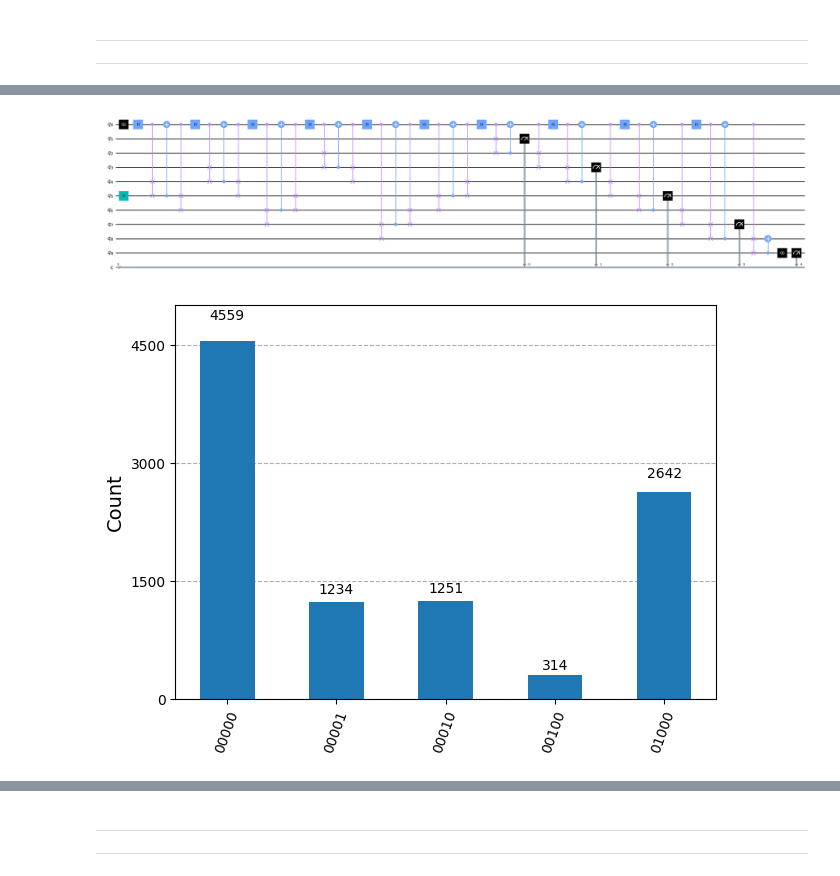
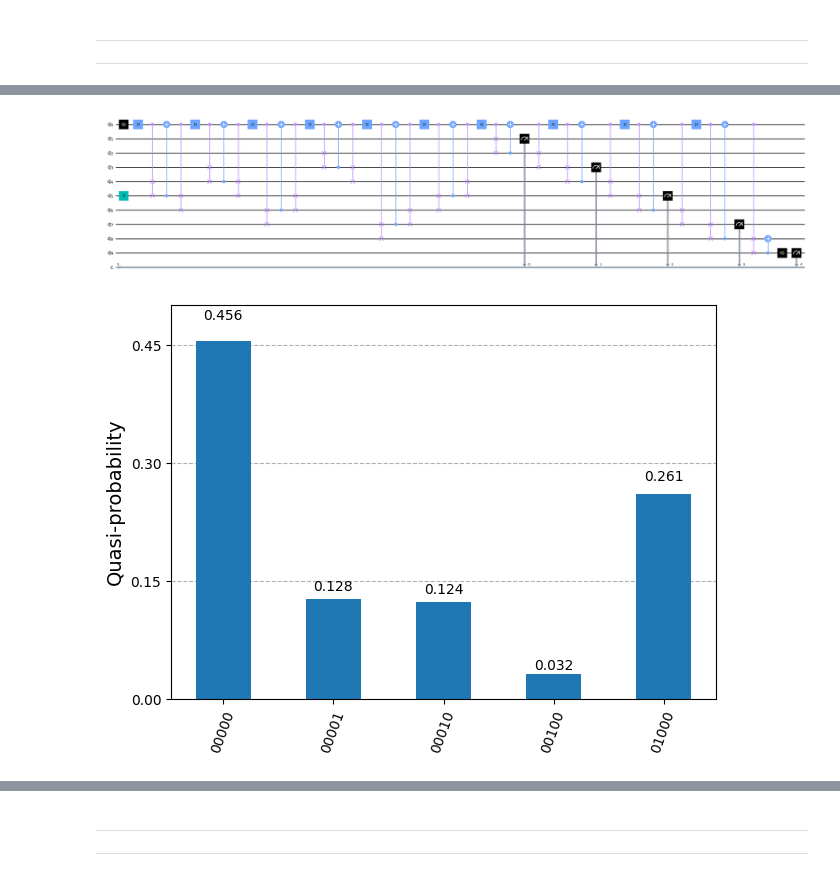
Before and after one commit to virajd98/Q-Plinkers, a Jupyter notebook: Final Notebooks/Generalized_Galton_Board.ipynb, the cells around one changed output, grey strips where cells are left out. Cells and saved outputs as stored; diff of their text form; code cells hidden in the pictures.

```diff
--- a/Final Notebooks/Generalized_Galton_Board.ipynb
+++ b/Final Notebooks/Generalized_Galton_Board.ipynb
@@ -856,32 +811,34 @@ qc.cswap(q[0], q[3], q[4])
 qc.cx(q[4], q[0])
 qc.cswap(q[0], q[4], q[5])
 # qc.reset(q[0])
 qc.h(q[0])
 qc.cswap(q[0], q[5], q[6])
 qc.cx(q[6], q[0])
 qc.cswap(q[0], q[6], q[7])
 # qc.reset(q[0])
 qc.h(q[0])
 qc.cswap(q[0], q[7], q[8])
 qc.cx(q[8], q[0])
 qc.cswap(q[0], q[8], q[9])
 
 qc.cx(q[9], q[8])
 qc.reset(q[9])
 
 for i in range(0, 5):
     qc.measure(q[2*i+1], c[i])
 
 qc.draw(output='mpl', style='clifford', fold=-1)
 plt.show()
 
 backend = AerSimulator()
 compiled = transpile(qc, backend)
 job = backend.run(compiled, shots=1e4)
 counts = job.result().get_counts()
+total_shots = sum(counts.values())
+probabilities = {state: count/total_shots for state, count in counts.items()}
 
-plot_histogram(counts)
+plot_histogram(probabilities)
 plt.show()
 # %% [output]
 [figure]
-[figure, old version]
+[figure, new version]
```
Also changed, not shown: parts of 10 cells of this notebook, 5 other files.
